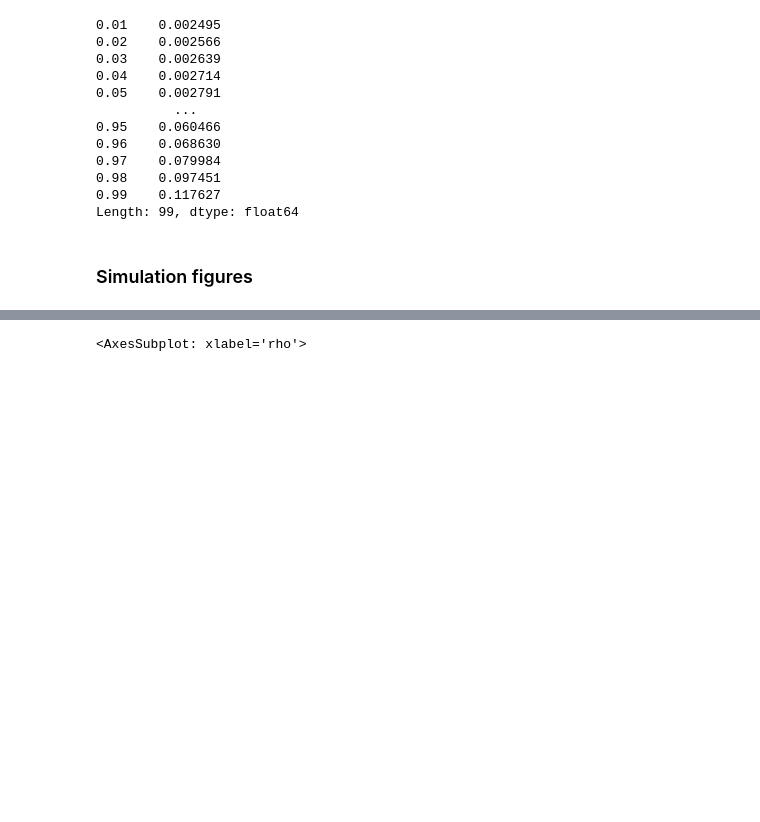
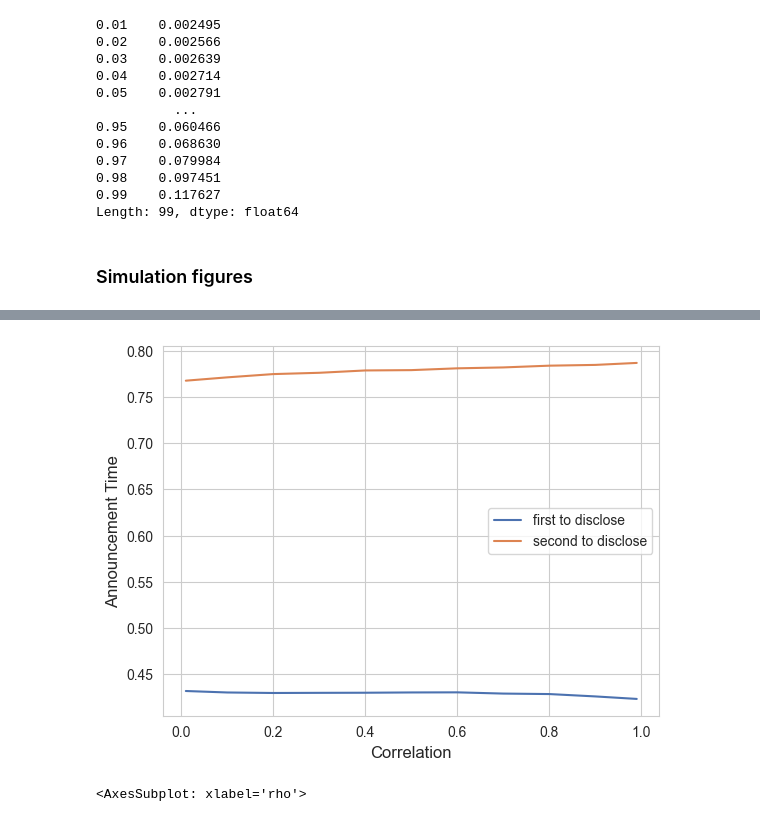
Before and after one commit to kerryback/2022-BCKX, a Jupyter notebook: code/5_figures.ipynb, the cells around one changed output, grey strips where cells are left out. Cells and saved outputs as stored; diff of their text form; code cells hidden in the pictures; blank space fills up the shorter version.

```diff
--- a/code/5_figures.ipynb
+++ b/code/5_figures.ipynb
@@ -765,0 +788,3 @@ df[df.P2_tau1 - df.P1_tau1>0].shape
+# %%
+df["retdiff"] = (df.ret1 - df.ret2).abs()
+df.groupby("rho").retdiff.mean().plot()
@@ -766,3 +794,12 @@ df[df.P2_tau1 - df.P1_tau1>0].shape
+# %%
+df.groupby("rho").tau1.mean().plot(label="first to disclose")
+df.groupby("rho").tau2.mean().plot(label="second to disclose")
+plt.legend()
+plt.xlabel("Correlation")
+plt.ylabel("Announcement Time")
+plt.savefig("times_by_correlation")
+# %% [output]
+[figure, added]
 # %%
 dt.plot()
 # %% [output]
```
Also changed, not shown: parts of 8 cells of this notebook, 18 other files.
